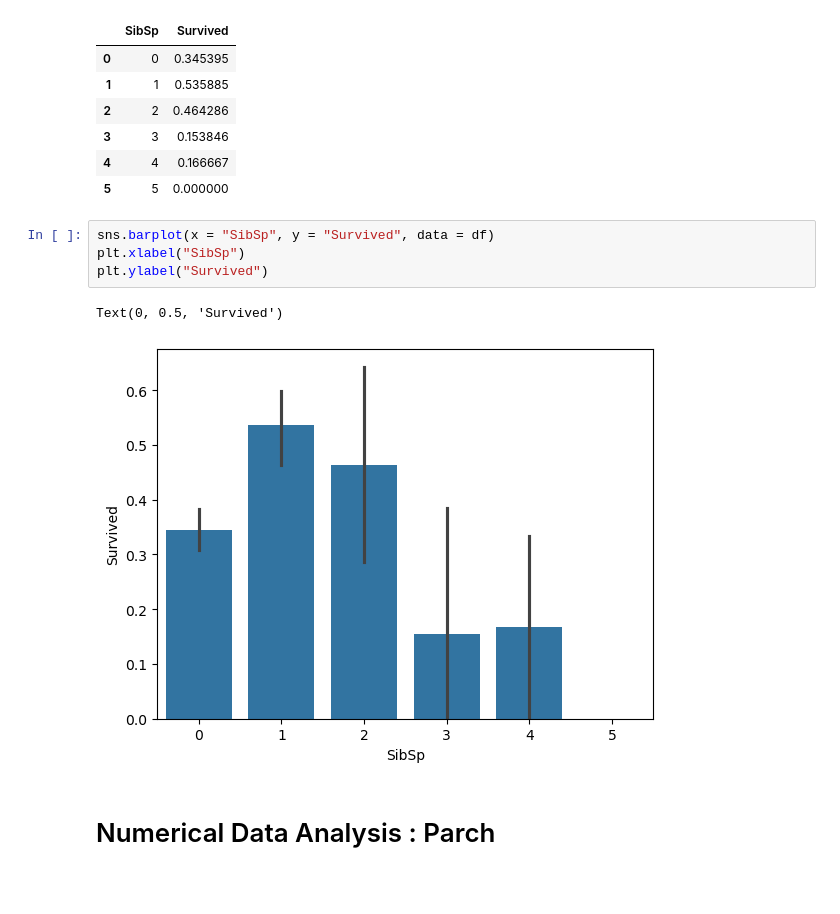
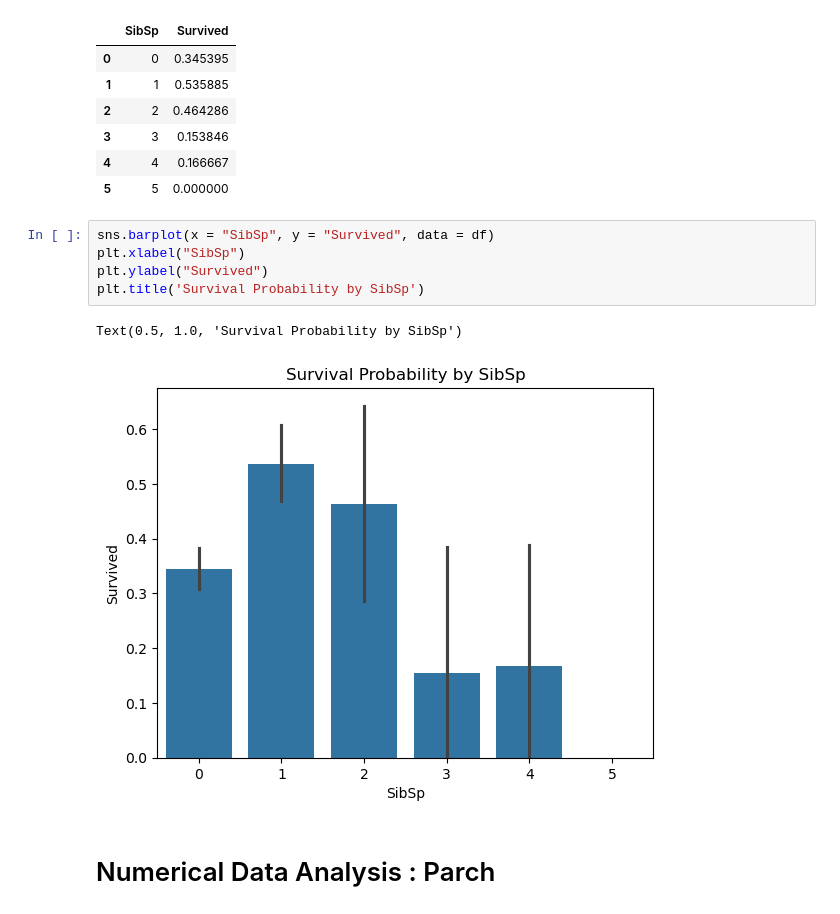
Before and after one commit to Henocket/Titanic-Survival-Analysis-and-Prediction, a Jupyter notebook: exploratory_data_analysis.ipynb, the cells around one changed output. Saved outputs shown, nothing was run; the diff lists cells and outputs as text; blank space fills up the shorter version.

```diff
--- a/exploratory_data_analysis.ipynb
+++ b/exploratory_data_analysis.ipynb
@@ -247,10 +247,11 @@ df[["SibSp", "Survived"]].groupby("SibSp", as_index = False).mean()
 # %%
 sns.barplot(x = "SibSp", y = "Survived", data = df)
 plt.xlabel("SibSp")
 plt.ylabel("Survived")
+plt.title('Survival Probability by SibSp')
 # %% [output]
-Text(0, 0.5, 'Survived')
+Text(0.5, 1.0, 'Survival Probability by SibSp')
-[figure, old version]
+[figure, new version]
 # %% [markdown]
 # Numerical Data Analysis : Parch
 # %%
```
Also changed, not shown: parts of 3 cells of this notebook, 2 other files.
